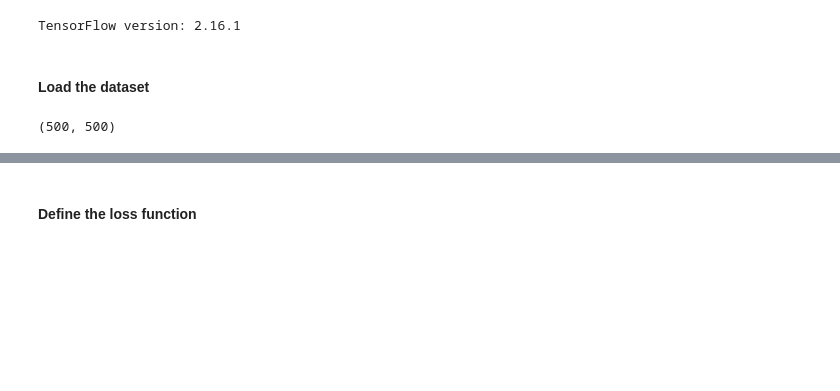
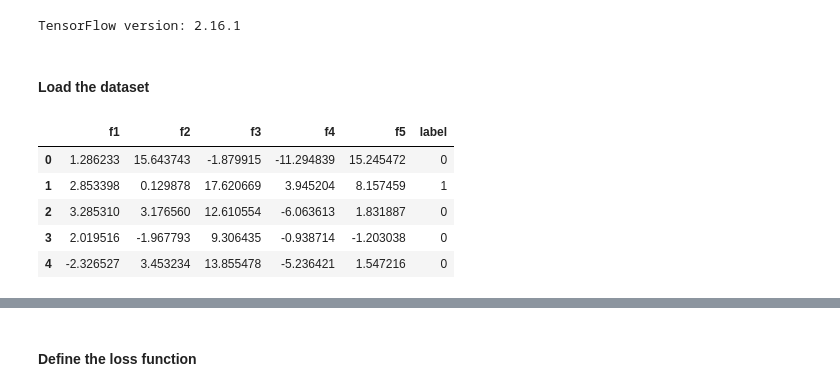
Before and after one commit to koayck/CPC251-TensorFlow-GradientDescent-NN, a Jupyter notebook: weight_estimation.ipynb, the cells around one changed output, grey strips where cells are left out. Cells and saved outputs as stored; diff of their text form; code cells hidden in the pictures; blank space fills up the shorter version.

```diff
--- a/weight_estimation.ipynb
+++ b/weight_estimation.ipynb
@@ -26,10 +26,13 @@ TensorFlow version: 2.16.1
 # %%
 ds = pd.read_csv('classification_dataset.csv')
 ds.head()
-
-len(ds[ds['label'] == 1]), len(ds[ds['label'] == 0])
 # %% [output]
-(500, 500)
+|  | f1 | f2 | f3 | f4 | f5 | label |
+| 0 | 1.286233 | 15.643743 | -1.879915 | -11.294839 | 15.245472 | 0 |
+| 1 | 2.853398 | 0.129878 | 17.620669 | 3.945204 | 8.157459 | 1 |
+| 2 | 3.285310 | 3.176560 | 12.610554 | -6.063613 | 1.831887 | 0 |
+| 3 | 2.019516 | -1.967793 | 9.306435 | -0.938714 | -1.203038 | 0 |
+| 4 | -2.326527 | 3.453234 | 13.855478 | -5.236421 | 1.547216 | 0 |
 # %%
 for i in range(len(ds.columns[:-1])):
   label = ds.columns[i]
```
Also changed, not shown: parts of 11 cells of this notebook.
